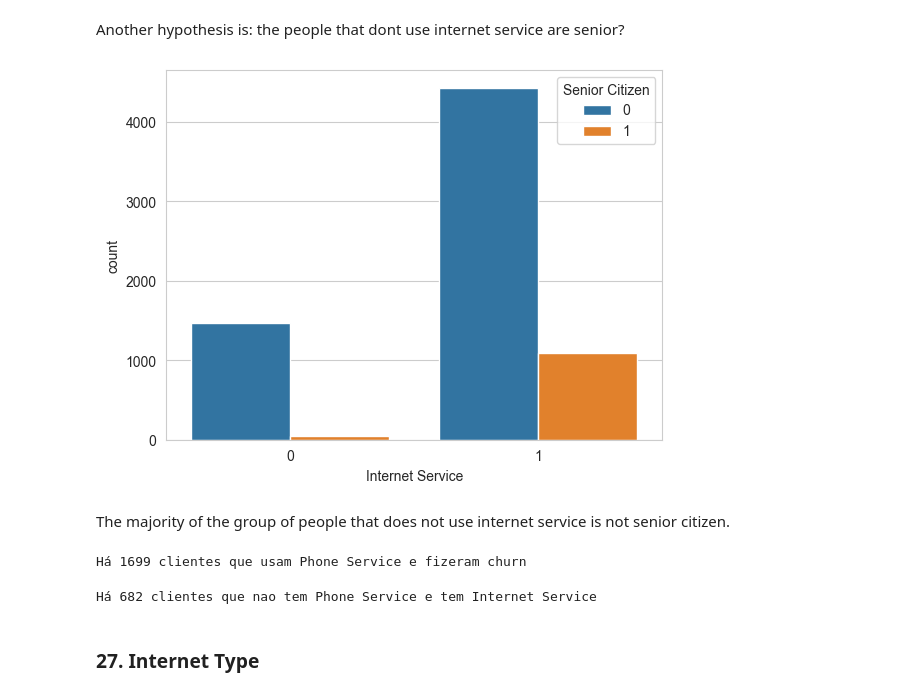
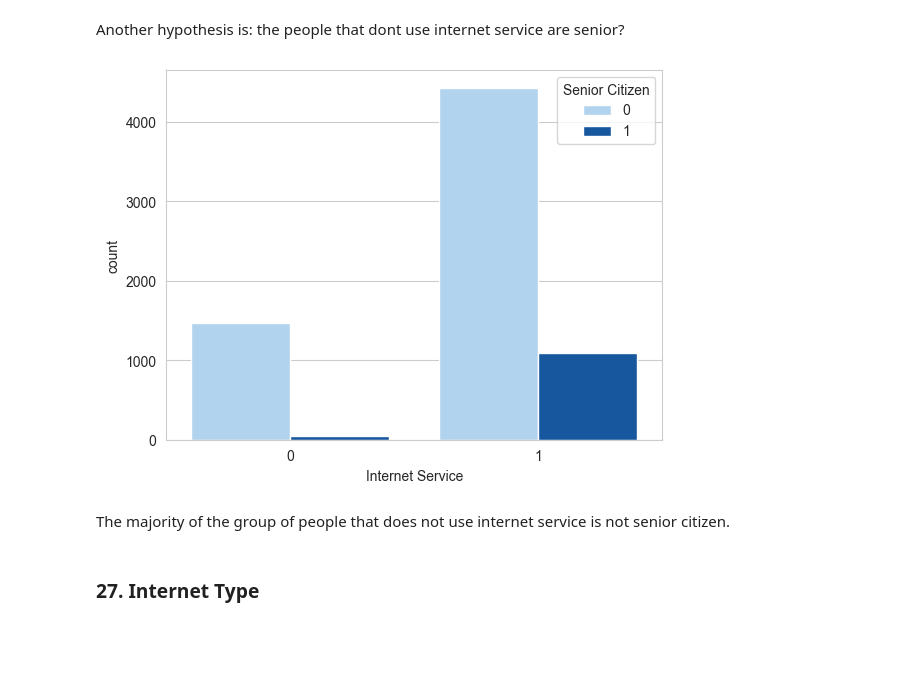
Before and after one commit to HeteRai/telcom_customer_churn_project, a Jupyter notebook: notebooks/telecomunications-customer-churn.ipynb, the cells around one changed output. Drawn from its saved outputs; the diff is of its cells as text; code cells hidden in the pictures; blank space fills up the shorter version.

```diff
--- a/notebooks/telecomunications-customer-churn.ipynb
+++ b/notebooks/telecomunications-customer-churn.ipynb
@@ -318,7 +326,7 @@ Name: count, dtype: int64
 # %%
 #vamos substituir No-0 e Yes-1
 
-#telco_final_df['Under 30']=telco_df['Under 30'].replace(['No','Yes'],[0,1])
+telco_final_df['Under 30']=telco_df['Under 30'].replace(['No','Yes'],[0,1])
 # %%
 telco_final_df
 # %% [output]
@@ -3243,2 +3251,2 @@ Name: count, dtype: int64
 # %%
-#telco_final_df['Offer'] = telco_df['Offer']
+telco_final_df['Offer'] = telco_df['Offer'].fillna('None')
@@ -3379,24 +3411,18 @@ telco_final_df[['Phone Service','Internet Service']].corr()
 # %% [markdown]
 Another hypothesis is: the people that dont use internet service are senior?
 # %%
-sns.countplot(data=telco_final_df, x='Internet Service', hue='Senior Citizen')
+custom_blues = ["#A8D4F7","#0056B3", "#00274D"]
+#["#DCEEFB", "#A8D4F7", "#4298F5", "#0056B3", "#00274D"]
+#sns.set_palette(red_gradient_palette)
+
+sns.countplot(data=telco_final_df, x='Internet Service', hue='Senior Citizen',palette=custom_blues)
 plt.show()
 # %% [output]
-[figure, old version]
+[figure, new version]
 # %% [markdown]
 The majority of the group of people that does not use internet service is not senior citizen.
 # %%
 from matplotlib.ticker import FuncFormatter
-# %%
-count_matches = telco_final_df[(telco_final_df['Phone Service'] == 1) & (telco_final_df['Churn Label'] == 1) ].shape[0]
-print(f"Há {count_matches} clientes que usam Phone Service e fizeram churn")
-# %% [output]
-Há 1699 clientes que usam Phone Service e fizeram churn
-# %%
-count_matches = telco_final_df[(telco_final_df['Phone Service'] == 0) & (telco_final_df['Internet Service'] == 1) ].shape[0]
-print(f"Há {count_matches} clientes que nao tem Phone Service e tem Internet Service")
-# %% [output]
-Há 682 clientes que nao tem Phone Service e tem Internet Service
 # %% [markdown]
 ### 27. Internet Type
 # %%
```
Also changed, not shown: parts of 108 cells of this notebook, 1 other file.
